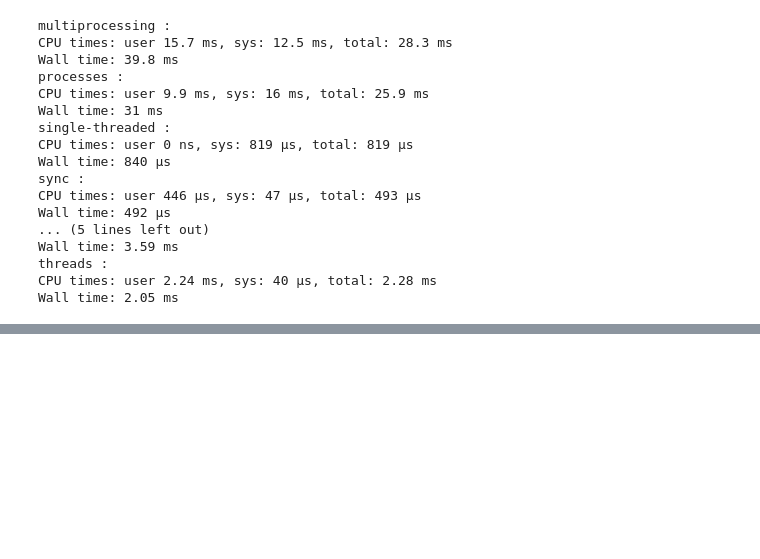
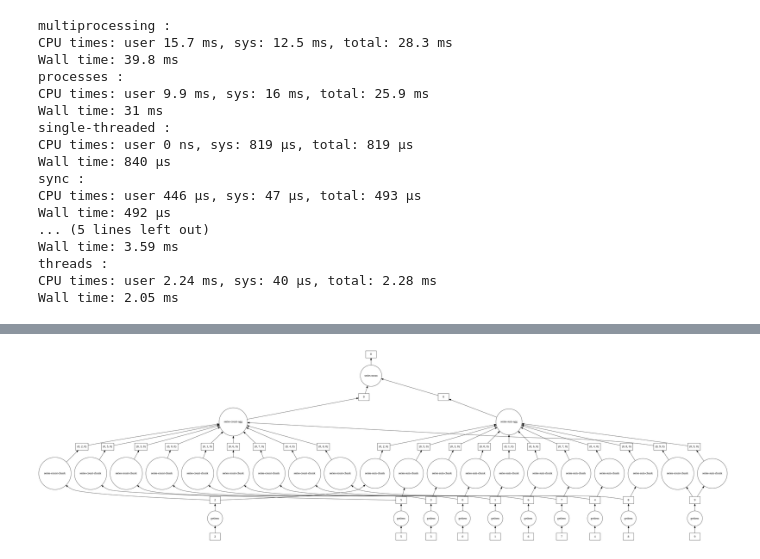
Before and after one commit to jtunde/Python, a Jupyter notebook: lab9.ipynb, the cells around one changed output, grey strips where cells are left out. Cells and saved outputs as stored; diff of their text form; code cells hidden in the pictures; blank space fills up the shorter version.

```diff
--- a/lab9.ipynb
+++ b/lab9.ipynb
@@ -111,10 +115,9 @@ drive.mount('/content/drive')
 Mounted at /content/drive
 # %%
-emp = dd.read_csv('drive/MyDrive/employees.csv',blocksize=50000)
+emp = pd.read_csv('drive/MyDrive/employees.csv')
 print(emp)
-sal = dd.read_csv('drive/MyDrive/salaries.csv',blocksize=50000)
+sal = pd.read_csv('drive/MyDrive/salaries.csv')
 print(sal)
-emp.head()
-emp.npartitions
-emp.map_partitions(len).compute()
+empm=emp.join(sal.set_index('emp_no'),on='emp_no',how='inner')
+print(empm)
 # %% [output]
@@ -157,0 +141,4 @@ NameError: ignored
+# %%
+demp=dd.from_pandas(empm,npartitions=10)
+print(demp)
+demp.dtypes
@@ -157,0 +182,5 @@ NameError: ignored
+# %%
+ds=demp.salary.mean()
+ds.visualize()
+# %% [output]
+[figure, added]
```
Also changed, not shown: parts of 11 cells of this notebook.
